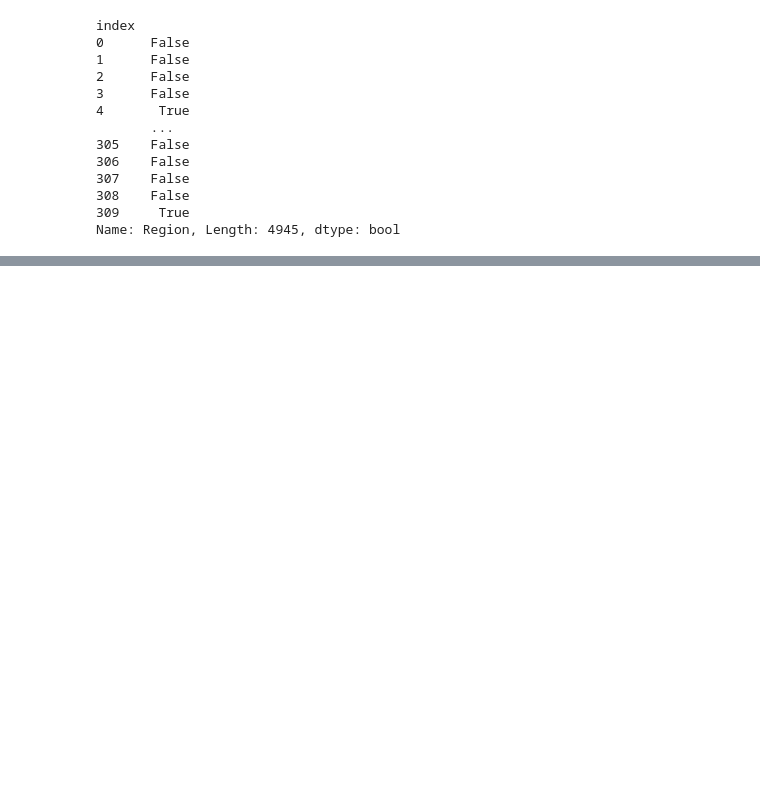
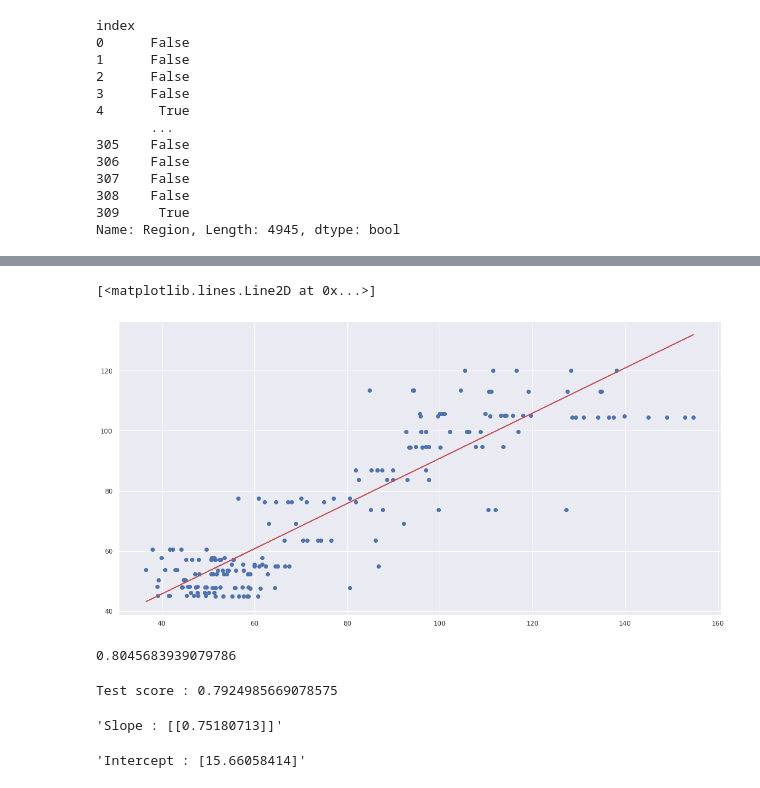
Before and after one commit to SheCodes-IEEE-CIS-GHRCE/Electricity-Generation-Analysis-and-Prediction-in-India, a Jupyter notebook: Elec-gen.ipynb, the cells around one changed output, grey strips where cells are left out. Cells and saved outputs as stored; diff of their text form; code cells hidden in the pictures; blank space fills up the shorter version.

```diff
--- a/Elec-gen.ipynb
+++ b/Elec-gen.ipynb
@@ -675,0 +835,5 @@ df_NorthEastern.to_csv('NorthEastern.csv')
+# %%
+x = mean_hydro[['Hydro Generation Estimated (in MU)']].values
+y = mean_hydro[['Hydro Generation Actual (in MU)']].values
+
+x_train,x_test,y_train,y_test = train_test_split(x,y,test_size=0.2,random_state=42)
@@ -675,0 +845,30 @@ df_NorthEastern.to_csv('NorthEastern.csv')
+# %%
+y_pred = linreg.predict(x_test)
+# %%
+plt.figure(figsize=(18,9))
+
+plt.scatter(x_test,y_test)
+plt.plot(x_test,y_pred,color='r')
+# %% [output]
+[<matplotlib.lines.Line2D at 0x...>]
+[figure, added]
+# %%
+linreg.score(x_train,y_train)
+# %% [output]
+0.8045683939079786
+# %%
+from sklearn.metrics import r2_score
+
+score = r2_score(y_test,y_pred)
+
+print(f'Test score : {score}')
+# %% [output]
+Test score : 0.7924985669078575
+# %%
+f'Slope : {linreg.coef_}'
+# %% [output]
+'Slope : [[0.75180713]]'
+# %%
+f'Intercept : {linreg.intercept_}'
+# %% [output]
+'Intercept : [15.66058414]'
```
Also changed, not shown: parts of 47 cells of this notebook.
